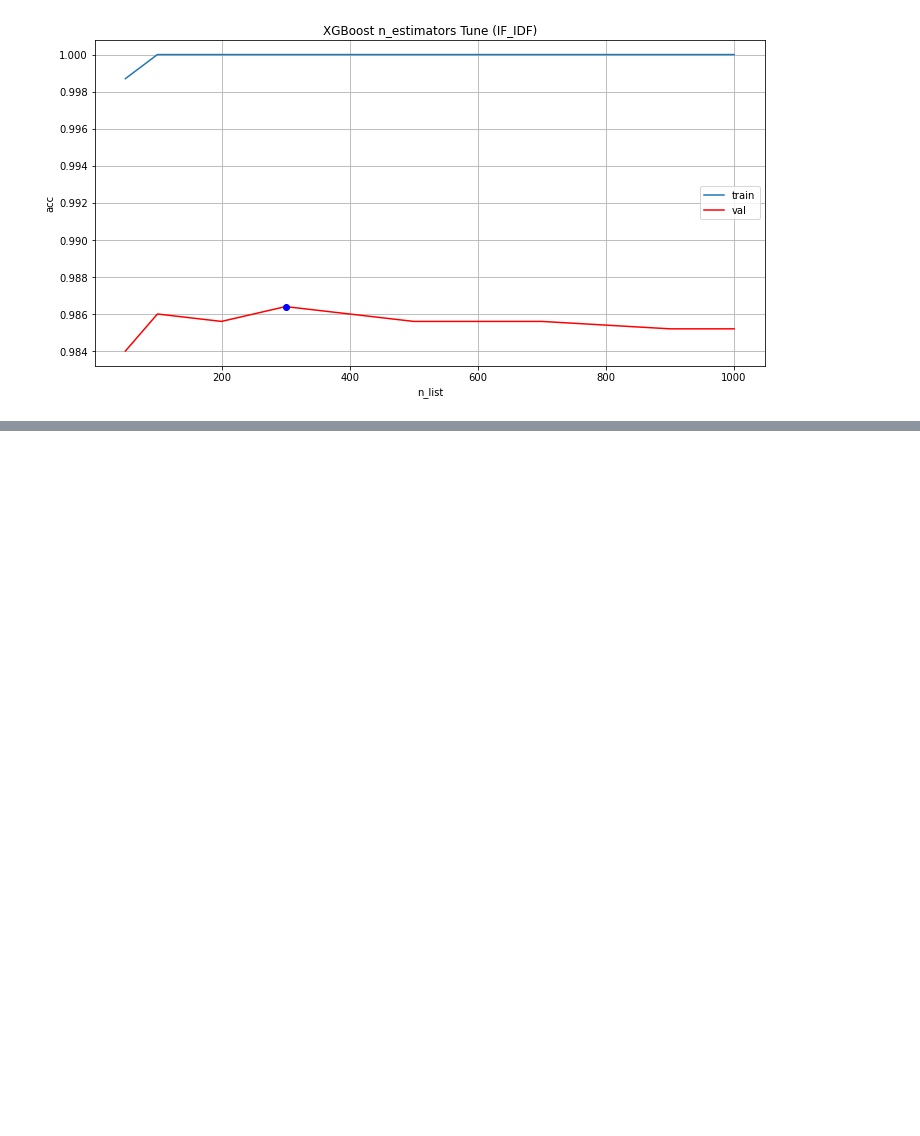
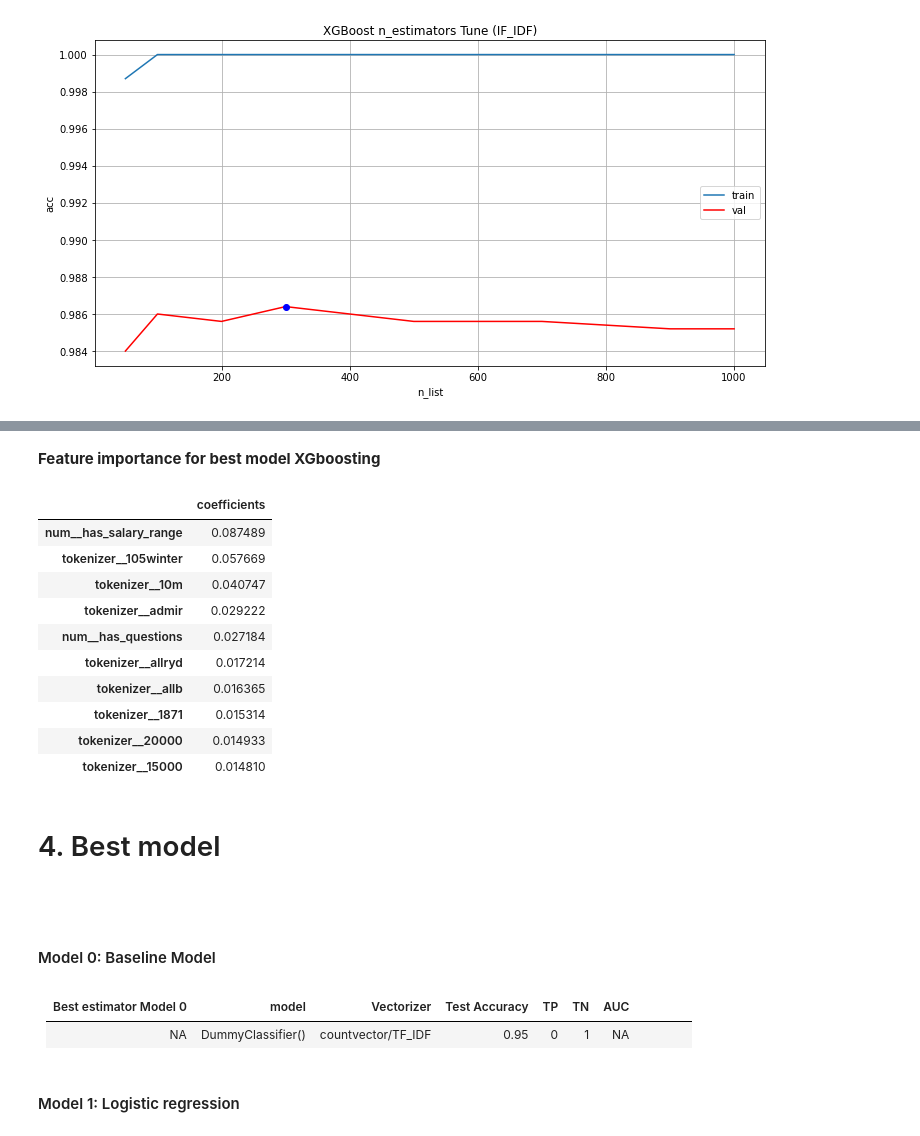
Before and after one commit to polly1110/Fake-Job-Detection, a Jupyter notebook: Modeling-v4.ipynb, the cells around one changed output, grey strips where cells are left out. Saved outputs shown, nothing was run; the diff lists cells and outputs as text; code cells hidden in the pictures; blank space fills up the shorter version.

```diff
--- a/Modeling-v4.ipynb
+++ b/Modeling-v4.ipynb
@@ -1693,0 +1681,37 @@ weighted avg       0.99      0.99      0.99      5364
+# %% [markdown]
+**Feature importance for best model XGboosting**
+# %%
+xg_count_fit_read=joblib.load('vectorized_df/xg_count_fit.pkl')
+# %%
+feature_importances_xg=xg_count_fit_read.best_estimator_.named_steps['classifier'].feature_importances_
+# %%
+feature_importance_xg = pd.DataFrame(
+    {"coefficients": feature_importances_xg},
+    index=X_rem_tf.columns[0:1144].tolist()
+).sort_values("coefficients", ascending=False)
+# %%
+# top 10 importance feature
+feature_importance_xg[:10]
+# %% [output]
+|  | coefficients |
+| num__has_salary_range | 0.087489 |
+| tokenizer__105winter | 0.057669 |
+| tokenizer__10m | 0.040747 |
+| tokenizer__admir | 0.029222 |
+| num__has_questions | 0.027184 |
+| tokenizer__allryd | 0.017214 |
+| tokenizer__allb | 0.016365 |
+| tokenizer__1871 | 0.015314 |
+| tokenizer__20000 | 0.014933 |
+| tokenizer__15000 | 0.014810 |
+# %% [markdown]
+# 4. Best model<a id="4"></a>
+<a href="#top" class="btn btn-primary btn-sm" role="button" aria-pressed="true" style="color:white" data-toggle="popover">Go to TOC</a>
+# %% [markdown]
+#### Model 0: Baseline Model
+# %% [markdown]
+| Best estimator  Model 0 | model             | Vectorizer         | Test Accuracy | TP | TN | AUC |   |   |   |   |
+|-------------------------|-------------------|--------------------|---------------|----|----|-----|---|---|---|---|
+|  NA                     | DummyClassifier() | countvector/TF_IDF | 0.95          | 0  | 1  | NA  |   |
+# %% [markdown]
+#### Model 1: Logistic regression
```
Also changed, not shown: parts of 83 cells of this notebook.
